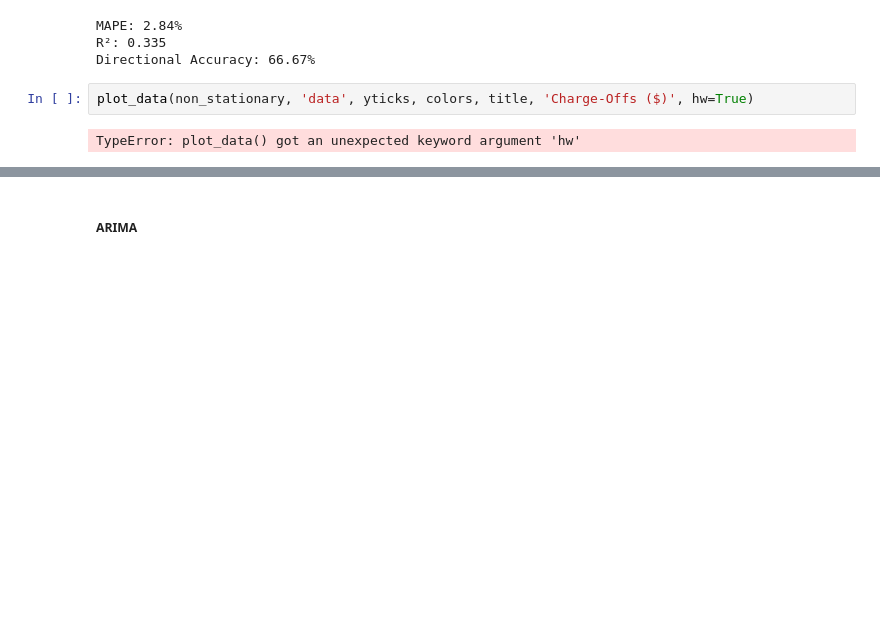
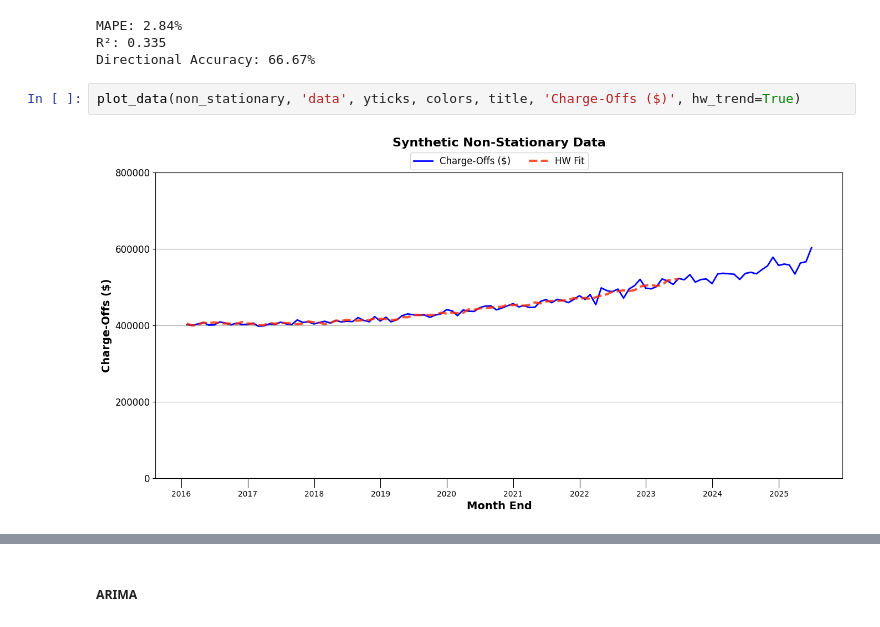
Before and after one commit to imoore99/arima_sarima, a Jupyter notebook: arima_sarima_forecasting.ipynb, the cells around one changed output, grey strips where cells are left out. Drawn from its saved outputs; the diff is of its cells as text; blank space fills up the shorter version.

Commit message:
Updates to plots.

```diff
--- a/arima_sarima_forecasting.ipynb
+++ b/arima_sarima_forecasting.ipynb
@@ -667,6 +667,6 @@ MAPE: 2.84%
 R²: 0.335
 Directional Accuracy: 66.67%
 # %%
-plot_data(non_stationary, 'data', yticks, colors, title, 'Charge-Offs ($)', hw=True)
+plot_data(non_stationary, 'data', yticks, colors, title, 'Charge-Offs ($)', hw_trend=True)
 # %% [output]
-TypeError: plot_data() got an unexpected keyword argument 'hw'
+[figure, added]
```
Also changed, not shown: parts of 11 cells of this notebook, 6 other files.
